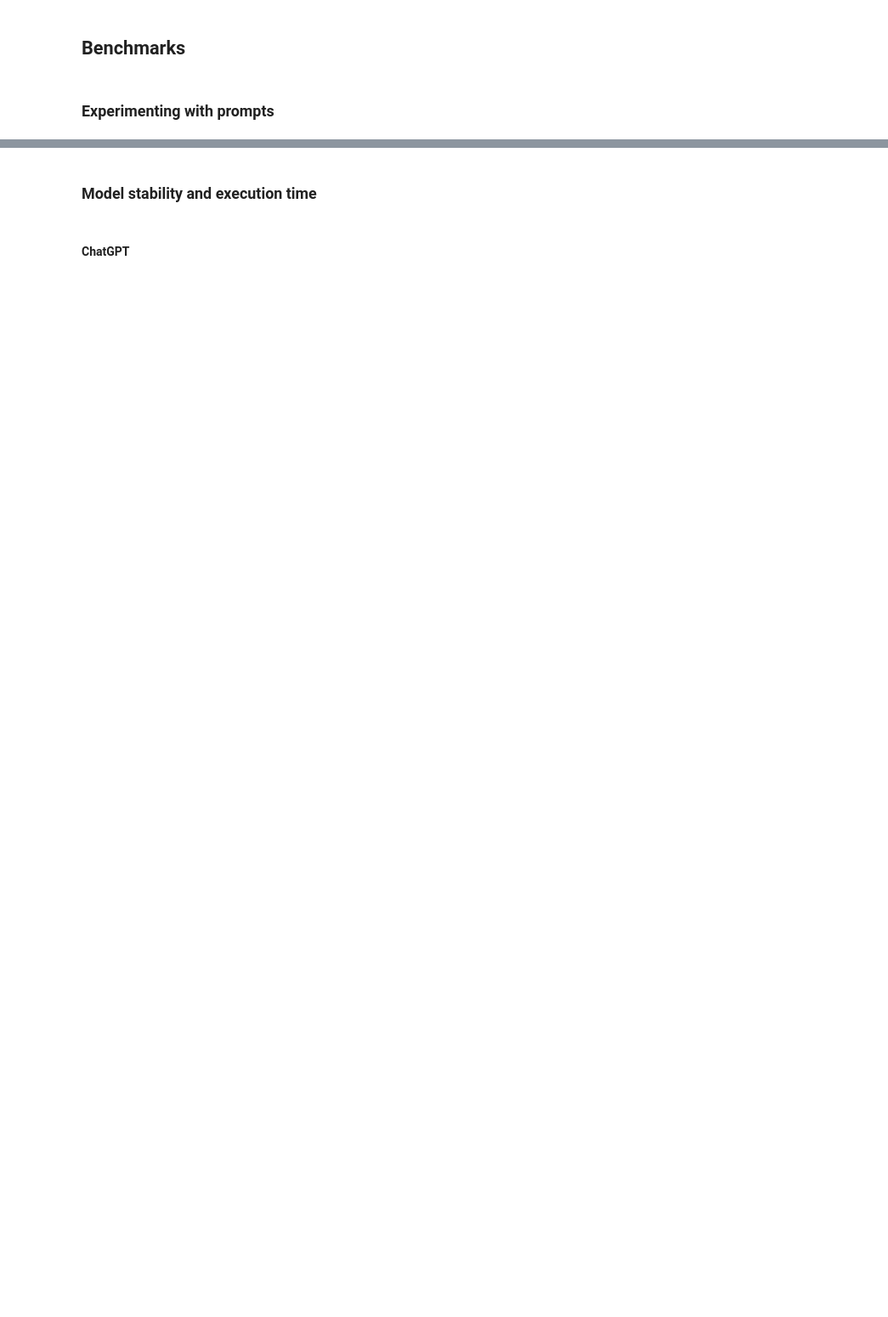
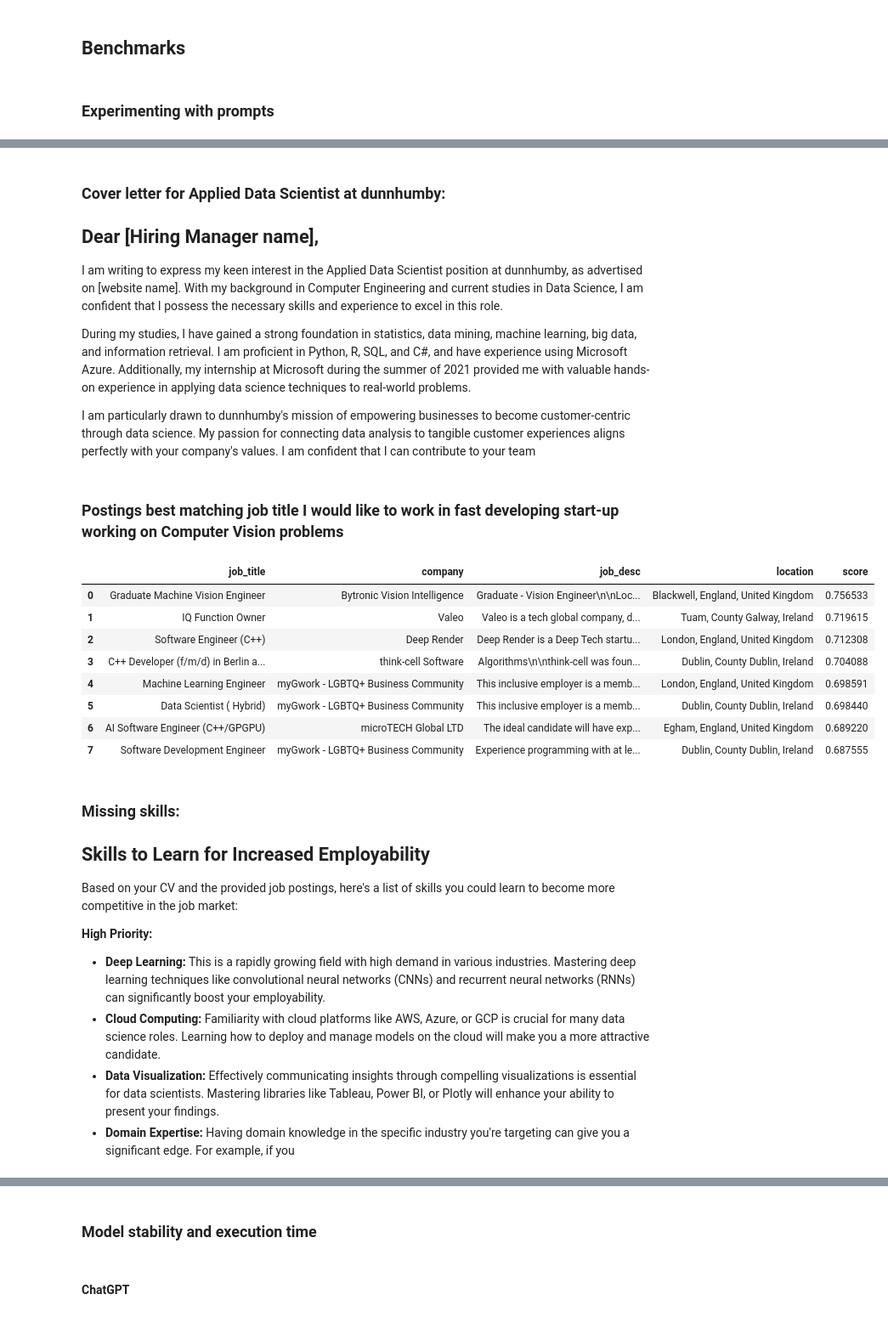
Before and after one commit to vrepetskyi/job-market-assistant, a Jupyter notebook: notebook.ipynb, the cells around one changed output, grey strips where cells are left out. Shown at 85% size. Drawn from its saved outputs; the diff is of its cells as text; code cells hidden in the pictures; blank space fills up the shorter version.

```diff
--- a/notebook.ipynb
+++ b/notebook.ipynb
@@ -293,0 +612,41 @@ missing_skills = job_market_assistant.get_missing_skills(file_job_postings, cv_1
+# %%
+job_market_assistant = JobMarketAssistant(
+    model=gemini,
+    cover_letter_prompt="Write a cover letter for this job. Do not use too long and unnecessarily sophisticated words.\n\nMy CV:\n{cv}\n\nJob Posting:\n{job_desc}",
+    job_title_prompt="Summarize the job title based on the following CV in maximum 10 words:\n\n{cv}\n\nProvide only the job title as plain text without any quotes and punctuation.",
+    key_points_prompt="Job Posting:\n\n{job_desc}\n\nGenerate key points from these job posting (focus on skils and requirements) sorted from the most important to the least",
+    missing_skills_prompt="This is my CV:\n\n{cv}\n\nReturn me list of skills that I should learn and I don't have in my CV to become more employable for jobs with requirements listed below sorted from the most important to the least. The list has to be in Markdown format. Job postings:\n\n",
+)
+
+cover_letter = job_market_assistant.get_cover_letter(file_job_postings.iloc[0], cv_2)
+missing_skills = job_market_assistant.get_missing_skills(file_job_postings, cv_2, dream_job2)
+# %% [output]
+### Cover letter for Applied Data Scientist at dunnhumby:
+## Dear [Hiring Manager name],
+
+I am writing to express my keen interest in the Applied Data Scientist position at dunnhumby, as advertised on [website name]. With my background in Computer Engineering and current studies in Data Science, I am confident that I possess the necessary skills and experience to excel in this role.
+
+During my studies, I have gained a strong foundation in statistics, data mining, machine learning, big data, and information retrieval. I am proficient in Python, R, SQL, and C#, and have experience using Microsoft Azure. Additionally, my internship at Microsoft during the summer of 2021 provided me with valuable hands-on experience in applying data science techniques to real-world problems.
+
+I am particularly drawn to dunnhumby's mission of empowering businesses to become customer-centric through data science. My passion for connecting data analysis to tangible customer experiences aligns perfectly with your company's values. I am confident that I can contribute to your team
+### Postings best matching job title I would like to work in fast developing start-up working on Computer Vision problems
+|  | job_title | company | job_desc | location | score |
+| 0 | Graduate Machine Vision Engineer | Bytronic Vision Intelligence | Graduate - Vision Engineer\n\nLoc... | Blackwell, England, United Kingdom | 0.756533 |
+| 1 | IQ Function Owner | Valeo | Valeo is a tech global company, d... | Tuam, County Galway, Ireland | 0.719615 |
+| 2 | Software Engineer (C++) | Deep Render | Deep Render is a Deep Tech startu... | London, England, United Kingdom | 0.712308 |
+| 3 | C++ Developer (f/m/d) in Berlin a... | think-cell Software | Algorithms\n\nthink-cell was foun... | Dublin, County Dublin, Ireland | 0.704088 |
+| 4 | Machine Learning Engineer | myGwork - LGBTQ+ Business Community | This inclusive employer is a memb... | London, England, United Kingdom | 0.698591 |
+| 5 | Data Scientist ( Hybrid) | myGwork - LGBTQ+ Business Community | This inclusive employer is a memb... | Dublin, County Dublin, Ireland | 0.698440 |
+| 6 | AI Software Engineer (C++/GPGPU) | microTECH Global LTD | The ideal candidate will have exp... | Egham, England, United Kingdom | 0.689220 |
+| 7 | Software Development Engineer | myGwork - LGBTQ+ Business Community | Experience programming with at le... | Dublin, County Dublin, Ireland | 0.687555 |
+### Missing skills:
+## Skills to Learn for Increased Employability
+
+Based on your CV and the provided job postings, here's a list of skills you could learn to become more competitive in the job market:
+
+**High Priority:**
+
+* **Deep Learning:** This is a rapidly growing field with high demand in various industries. Mastering deep learning techniques like convolutional neural networks (CNNs) and recurrent neural networks (RNNs) can significantly boost your employability.
+* **Cloud Computing:** Familiarity with cloud platforms like AWS, Azure, or GCP is crucial for many data science roles. Learning how to deploy and manage models on the cloud will make you a more attractive candidate.
+* **Data Visualization:** Effectively communicating insights through compelling visualizations is essential for data scientists. Mastering libraries like Tableau, Power BI, or Plotly will enhance your ability to present your findings.
+* **Domain Expertise:** Having domain knowledge in the specific industry you're targeting can give you a significant edge. For example, if you
```
Also changed, not shown: parts of 22 cells of this notebook.
